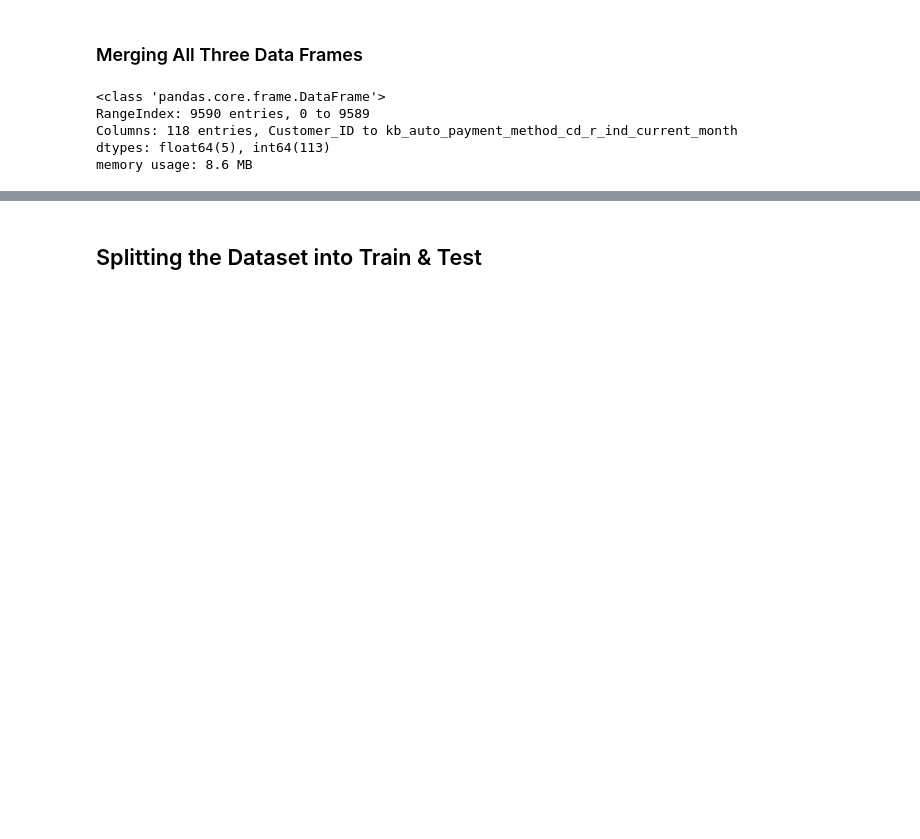
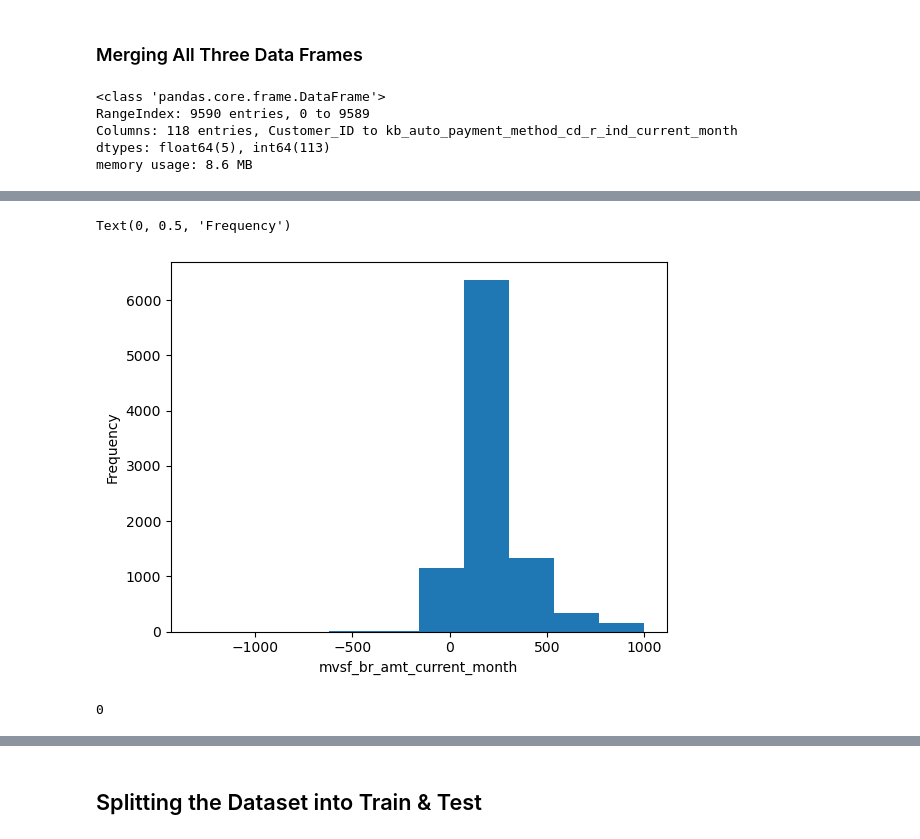
Before and after one commit to rkaushick-neu/info6105-data_science, a Jupyter notebook: Assignment4-MLProblemSet/RLK_002808996-analysis.ipynb, the cells around one changed output, grey strips where cells are left out. Cells and saved outputs as stored; diff of their text form; code cells hidden in the pictures; blank space fills up the shorter version.

```diff
--- a/Assignment4-MLProblemSet/RLK_002808996-analysis.ipynb
+++ b/Assignment4-MLProblemSet/RLK_002808996-analysis.ipynb
@@ -204,0 +217,7 @@ memory usage: 8.6 MB
+# %%
+plt.hist(master_data['mvsf_br_amt_current_month'], bins=10, range=(-1317,1000))
+plt.xlabel('mvsf_br_amt_current_month')
+plt.ylabel('Frequency')
+# %% [output]
+Text(0, 0.5, 'Frequency')
+[figure, added]
@@ -204,0 +227,4 @@ memory usage: 8.6 MB
+# %%
+master_data['mvsf_br_amt_current_month'].isna().sum()
+# %% [output]
+0
```
Also changed, not shown: parts of 49 cells of this notebook.
